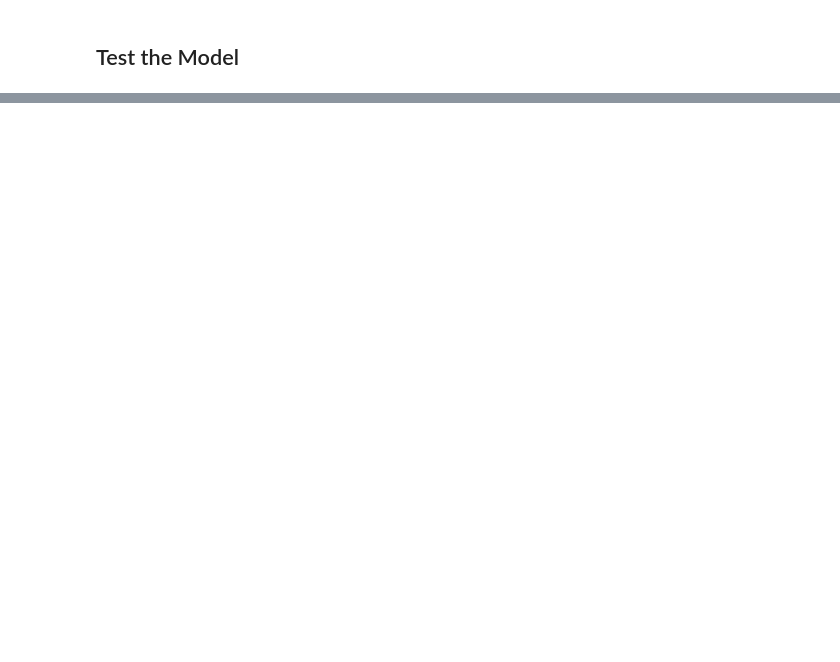
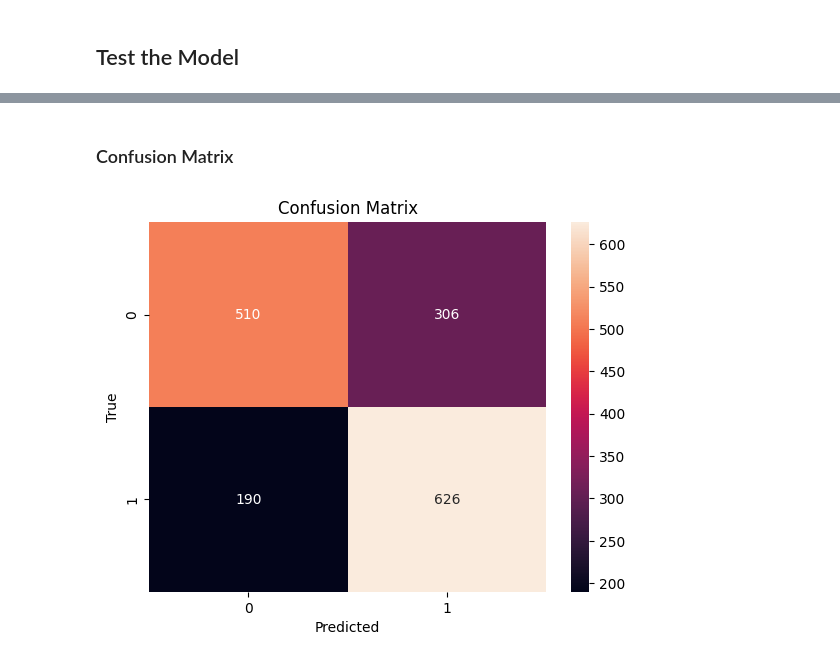
Before and after one commit to sanidavidanagama/DSGP15_Project, a Jupyter notebook: ml-models/education/notebooks/education_text_model.ipynb, the cells around one changed output, grey strips where cells are left out. Cells and saved outputs as stored; diff of their text form; code cells hidden in the pictures; blank space fills up the shorter version.

```diff
--- a/ml-models/education/notebooks/education_text_model.ipynb
+++ b/ml-models/education/notebooks/education_text_model.ipynb
@@ -447,3 +475,13 @@ print(classification_report(y_true, y_pred, target_names=["Primary","Secondary"]
     accuracy                           0.70      1632
    macro avg       0.70      0.70      0.69      1632
 weighted avg       0.70      0.70      0.69      1632
+# %% [markdown]
+### Confusion Matrix
+# %%
+sns.heatmap(confusion_matrix(y_true, y_pred), annot=True, fmt='g')
+plt.xlabel('Predicted')
+plt.ylabel('True')
+plt.title('Confusion Matrix')
+plt.show()
+# %% [output]
+[figure, added]
```
Also changed, not shown: parts of 12 cells of this notebook.
